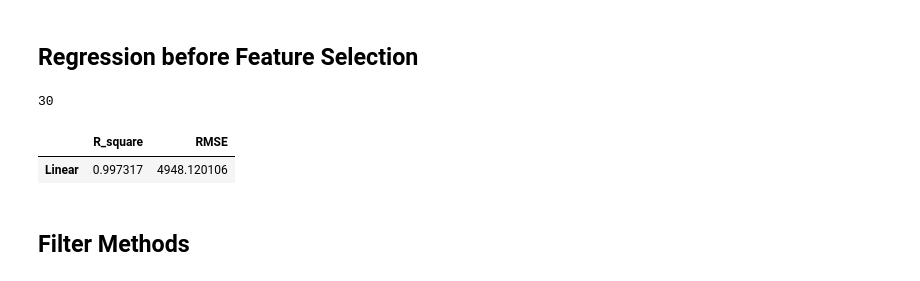
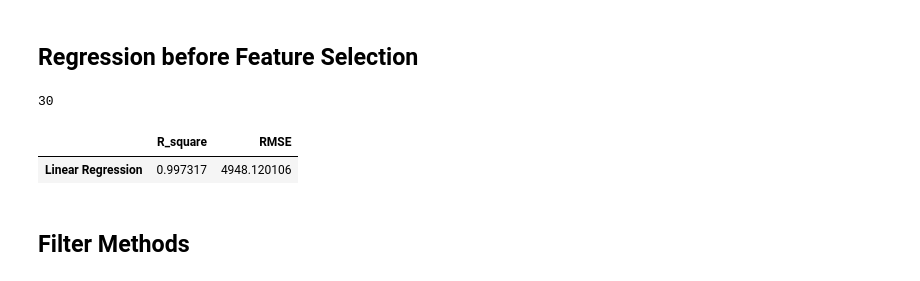
Before and after one commit to pant411/final_stat_pant, a Jupyter notebook: part1_feature_ayth.ipynb, the cells around one changed output. Drawn from its saved outputs; the diff is of its cells as text; code cells hidden in the pictures.

```diff
--- a/part1_feature_ayth.ipynb
+++ b/part1_feature_ayth.ipynb
@@ -96,11 +96,11 @@ y_pred = lm.predict(X1_test)
 #[np.sqrt(metrics.mean_squared_error(y1_test,y_pred)),metrics.r2_score(y1_test,y_pred)]
 # %%
 #dataframe
-table1 = pd.DataFrame({'R_square': [metrics.r2_score(y1_test,y_pred)], 'RMSE': [np.sqrt(metrics.mean_squared_error(y1_test,y_pred))]}, index=['Linear'])
+table1 = pd.DataFrame({'R_square': [metrics.r2_score(y1_test,y_pred)], 'RMSE': [np.sqrt(metrics.mean_squared_error(y1_test,y_pred))]}, index=['Linear Regression'])
 table1
 # %% [output]
 |  | R_square | RMSE |
-| Linear | 0.997317 | 4948.120106 |
+| Linear Regression | 0.997317 | 4948.120106 |
 # %% [markdown]
 ## Filter Methods
 # %% [markdown]
```
Also changed, not shown: parts of 7 cells of this notebook.
